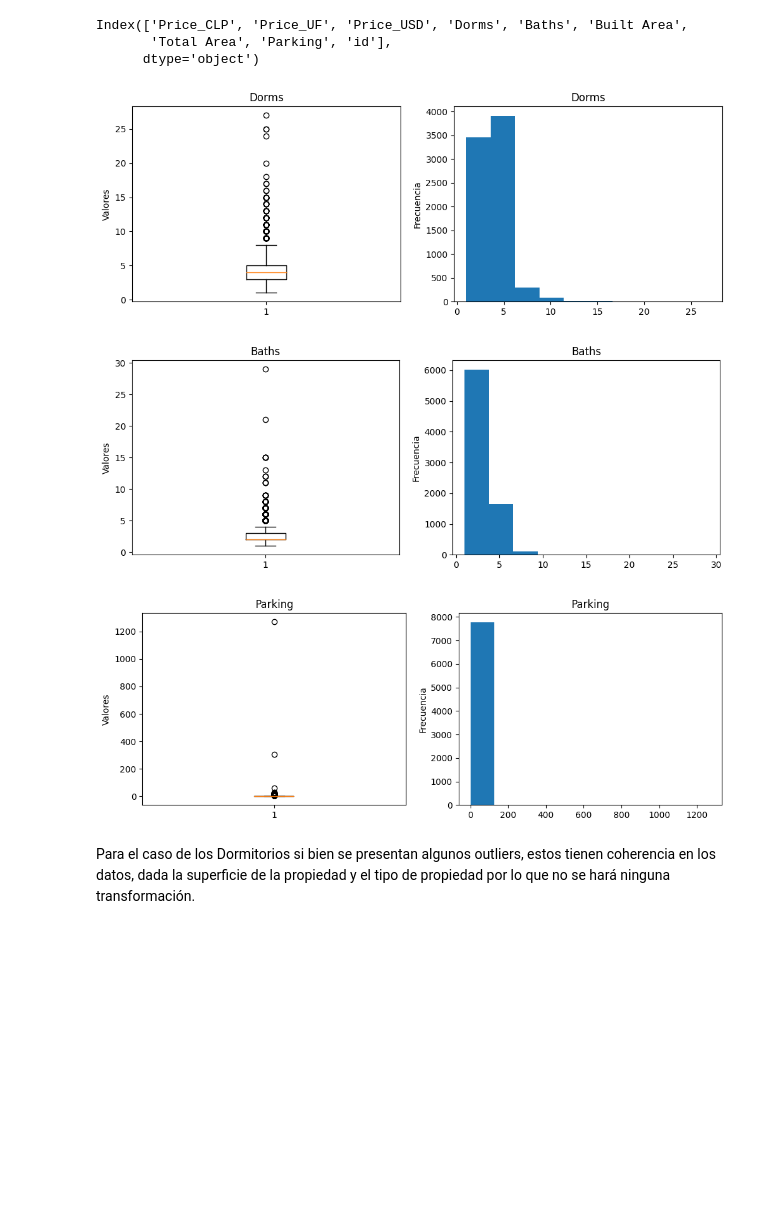
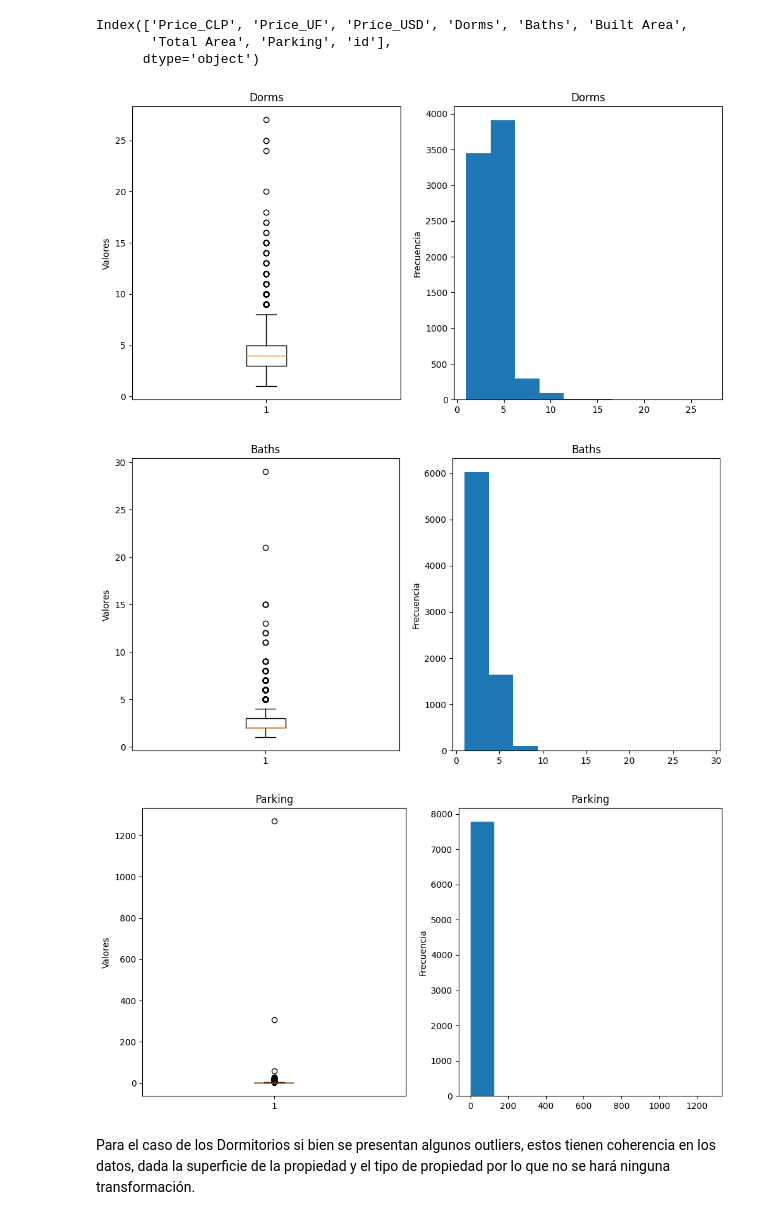
Before and after one commit to gonzakayunawel/casas_usadas_chile_analysis, a Jupyter notebook: B005_Gonzalo_Cayunao.ipynb, the cells around one changed output. Saved outputs shown, nothing was run; the diff lists cells and outputs as text; code cells hidden in the pictures; blank space fills up the shorter version.

Commit message:
Clean data and plots

```diff
--- a/B005_Gonzalo_Cayunao.ipynb
+++ b/B005_Gonzalo_Cayunao.ipynb
@@ -264,21 +249,21 @@ discrete_cols = numeric_cols[
 ]
 # %%
 for col in discrete_cols:
-    fig, ax = plt.subplots(1, 2, sharey=False, sharex=False, figsize=(12, 4))
+    fig, ax = plt.subplots(1, 2, sharey=False, sharex=False, figsize=(12, 6))
 
     ax[0].boxplot(numeric_cols[col])
     ax[0].set_title(col)
     ax[0].set_ylabel("Valores")
 
     ax[1].hist(numeric_cols[col])
     ax[1].set_title(col)
     ax[1].set_ylabel("Frecuencia")
 
     plt.show()
 # %% [output]
-[figure, old version]
+[figure, new version]
-[figure, old version]
+[figure, new version]
-[figure, old version]
+[figure, new version]
 # %% [markdown]
 Para el caso de los Dormitorios si bien se presentan algunos outliers, estos tienen coherencia en los datos, dada la superficie de la propiedad y el tipo de propiedad por lo que no se hará ninguna transformación.
 # %%
```
Also changed, not shown: parts of 62 cells of this notebook.
